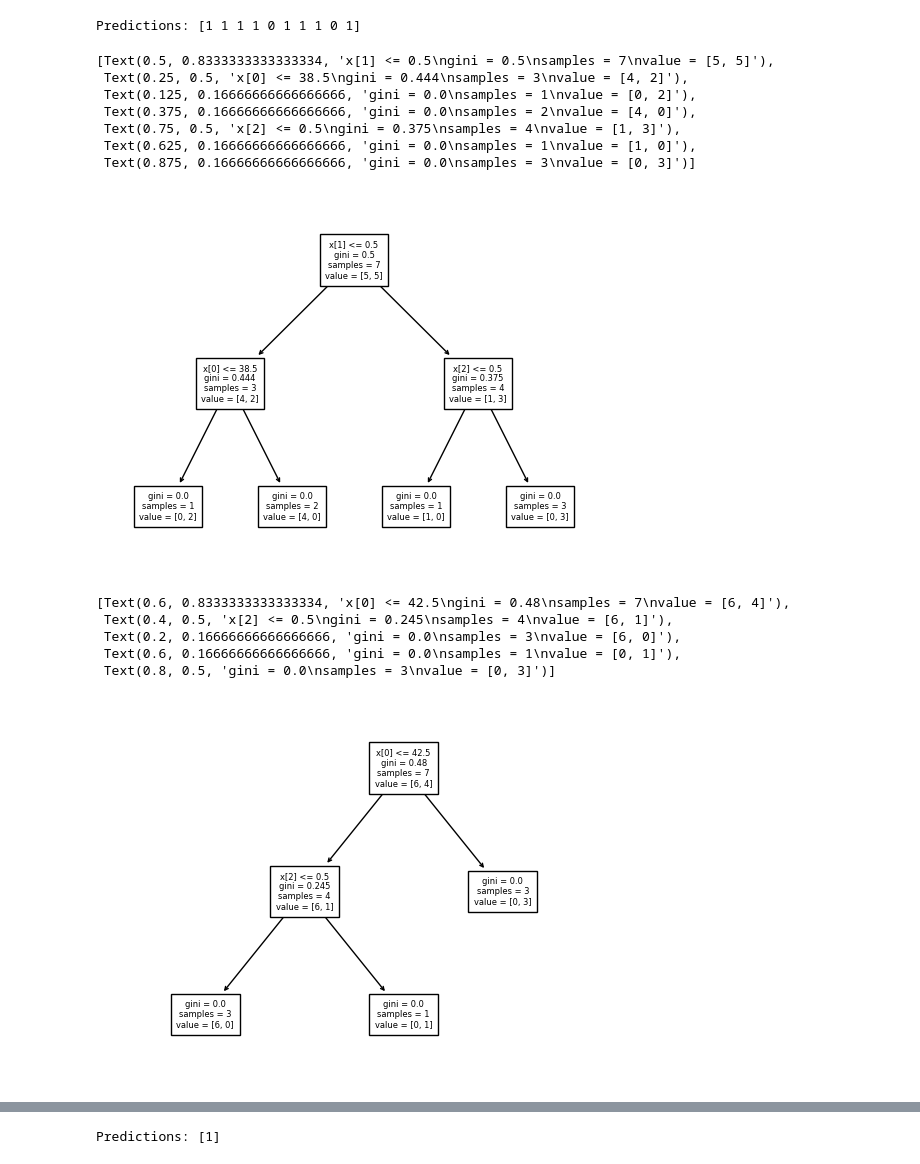
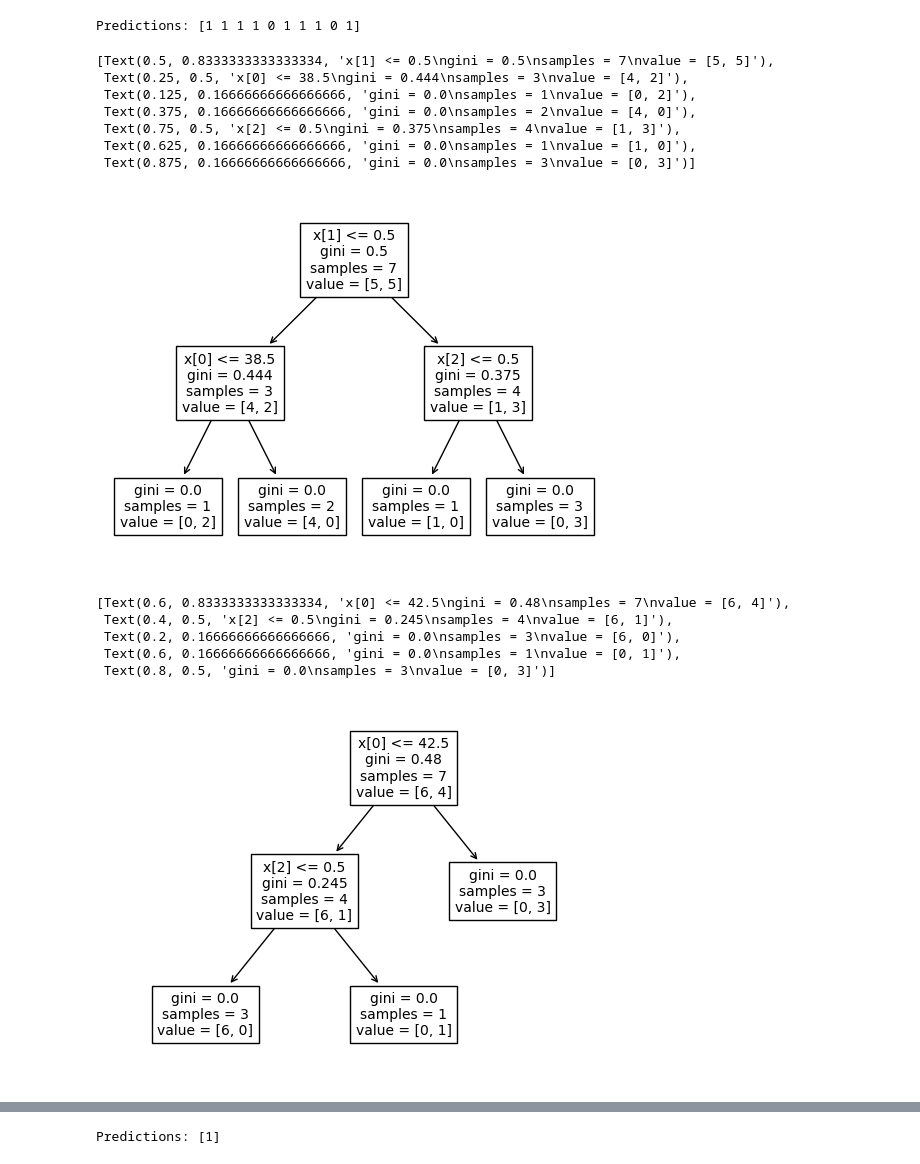
Before and after one commit to froukje/datamapu, a Jupyter notebook: notebooks/code_examples.ipynb, the cells around one changed output, grey strips where cells are left out. Drawn from its saved outputs; the diff is of its cells as text; code cells hidden in the pictures.

```diff
--- a/notebooks/code_examples.ipynb
+++ b/notebooks/code_examples.ipynb
@@ -252,23 +252,23 @@ print(f'Predictions: {clf.predict(X)}')
 # %% [output]
 Predictions: [1 1 1 1 0 1 1 1 0 1]
 # %%
-tree.plot_tree(clf.estimators_[0], fontsize=6)
+tree.plot_tree(clf.estimators_[0], fontsize=10)
 # %% [output]
 [Text(0.5, 0.8333333333333334, 'x[1] <= 0.5\ngini = 0.5\nsamples = 7\nvalue = [5, 5]'),
  Text(0.25, 0.5, 'x[0] <= 38.5\ngini = 0.444\nsamples = 3\nvalue = [4, 2]'),
  Text(0.125, 0.16666666666666666, 'gini = 0.0\nsamples = 1\nvalue = [0, 2]'),
  Text(0.375, 0.16666666666666666, 'gini = 0.0\nsamples = 2\nvalue = [4, 0]'),
  Text(0.75, 0.5, 'x[2] <= 0.5\ngini = 0.375\nsamples = 4\nvalue = [1, 3]'),
  Text(0.625, 0.16666666666666666, 'gini = 0.0\nsamples = 1\nvalue = [1, 0]'),
  Text(0.875, 0.16666666666666666, 'gini = 0.0\nsamples = 3\nvalue = [0, 3]')]
-[figure, old version]
+[figure, new version]
 # %%
-tree.plot_tree(clf.estimators_[1], fontsize=6)
+tree.plot_tree(clf.estimators_[1], fontsize=10)
 # %% [output]
 [Text(0.6, 0.8333333333333334, 'x[0] <= 42.5\ngini = 0.48\nsamples = 7\nvalue = [6, 4]'),
  Text(0.4, 0.5, 'x[2] <= 0.5\ngini = 0.245\nsamples = 4\nvalue = [6, 1]'),
  Text(0.2, 0.16666666666666666, 'gini = 0.0\nsamples = 3\nvalue = [6, 0]'),
  Text(0.6, 0.16666666666666666, 'gini = 0.0\nsamples = 1\nvalue = [0, 1]'),
  Text(0.8, 0.5, 'gini = 0.0\nsamples = 3\nvalue = [0, 3]')]
-[figure, old version]
+[figure, new version]
 # %%
```
Also changed, not shown: parts of 1 cell of this notebook, 7 other files.
